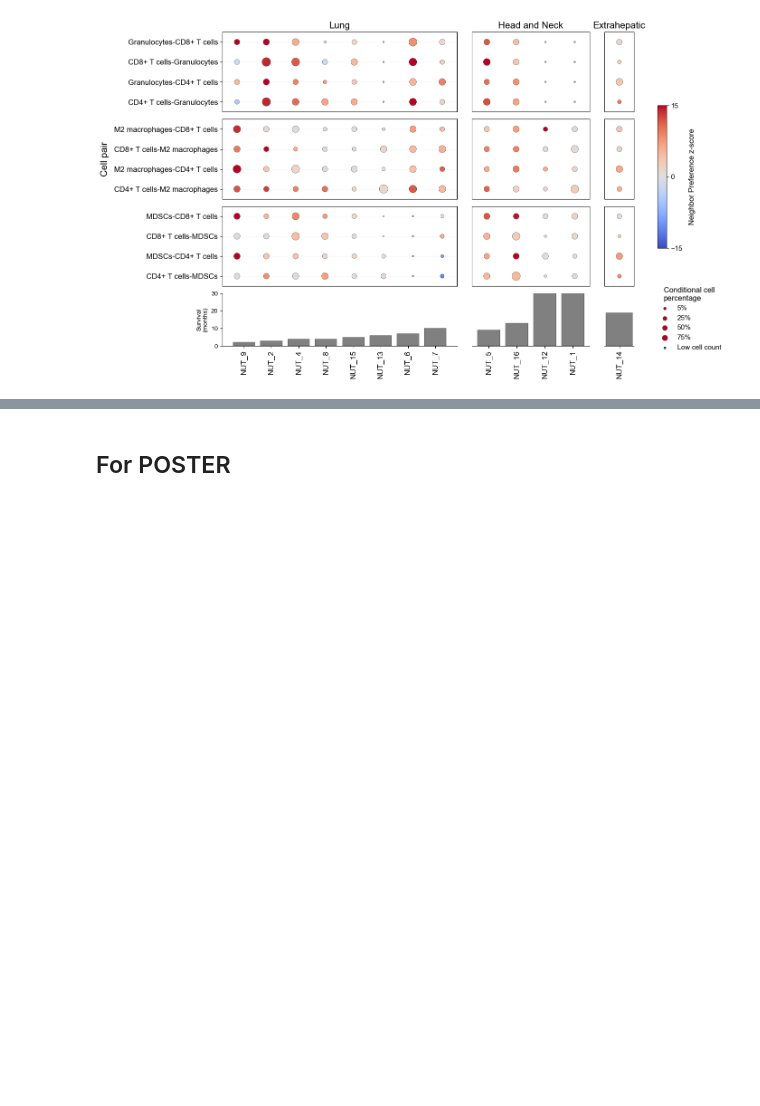
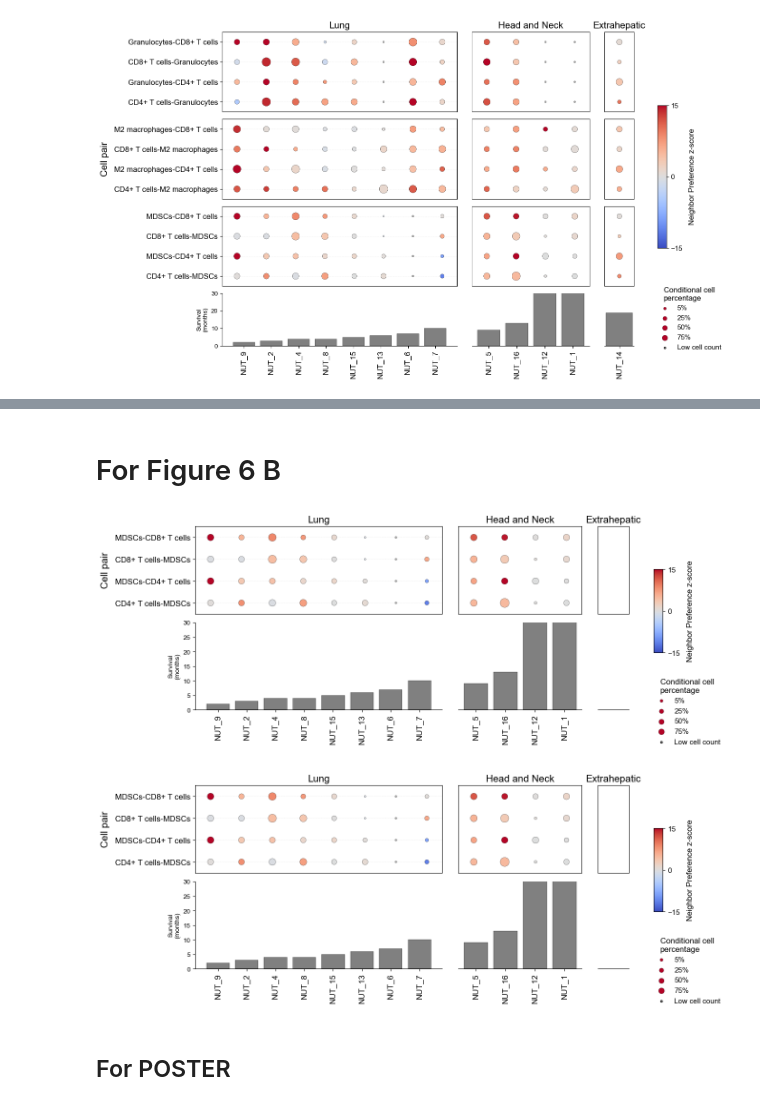
Before and after one commit to SchapiroLabor/NUT_spatial, a Jupyter notebook: cozi/cozi.ipynb, the cells around one changed output, grey strips where cells are left out. Saved outputs shown, nothing was run; the diff lists cells and outputs as text; code cells hidden in the pictures; blank space fills up the shorter version.

```diff
--- a/cozi/cozi.ipynb
+++ b/cozi/cozi.ipynb
@@ -144,7 +144,7 @@ survival_data = adata.obs[["patient_ID", "survival_time_months", "tumor_site"]].
 survival_data["event"] = 1
 survival_data.loc[survival_data["patient_ID"] == "NUT_1", "event"] = 0
 # survival_data = survival_data.merge(mdscs[["patient_ID", "mdscs_group"]], on="patient_ID", how="left")
-survival_data["tumor_site"] = pd.Categorical(survival_data["tumor_site"], categories=["Lung", "Head and Neck", "Extrahepatic"], ordered=True)
+survival_data["tumor_site"] = pd.Categorical(survival_data["tumor_site"], categories=["Lung", "Head and Neck", "Abdomen"], ordered=True)
 # %% [markdown]
 # Myeloid cells - T cells colocalizations
 # %%
@@ -408,3 +274,40 @@ mdsc_cd8_complete.to_csv(os.path.join(results_dir,"raw_edges_mdscs_cd8.csv"))
+# %% [markdown]
+# For Figure 6 B
+# %%
+myeloid_t_selected = myeloid_t[myeloid_t["cell_pair"].isin(["MDSCs-CD8+ T cells", "CD8+ T cells-MDSCs", "MDSCs-CD4+ T cells", "CD4+ T cells-MDSCs"])].copy()
+myeloid_t_selected
+
+split_groups = {
+        "MDSCs": [
+        "MDSCs-CD8+ T cells", "CD8+ T cells-MDSCs",
+        "MDSCs-CD4+ T cells", "CD4+ T cells-MDSCs"
+    ]
+}
+
+
+
+cozi_dotplot_facet_split(
+    myeloid_t_selected,
+    column_name="cell_pair",
+    zscore_col="zscore",
+    patient_col="patient_ID",
+    split_groups=split_groups,
+    group_gap=0.1,
+    survival_data=survival_data,
+    survival_col="survival_time_months",
+    tumor_site_col="tumor_site",
+    survival_ylim=(0, 30),
+    surv_height=0.5,
+    vmin=-15,
+    vmax=15,
+    figsize=(13, 5),
+    site_width_ratios=[4, 2, 0.5],
+    show_legend=True,
+    save_path=os.path.join(results_dir, "mdscs_cd8_cd4_colocalization_dotplot_by_site.pdf")
+)
+# %% [output]
+[figure, added]
+[figure, added]
 # %% [markdown]
 ## For POSTER
 # %%
```
Also changed, not shown: parts of 7 cells of this notebook, 2 other files.
